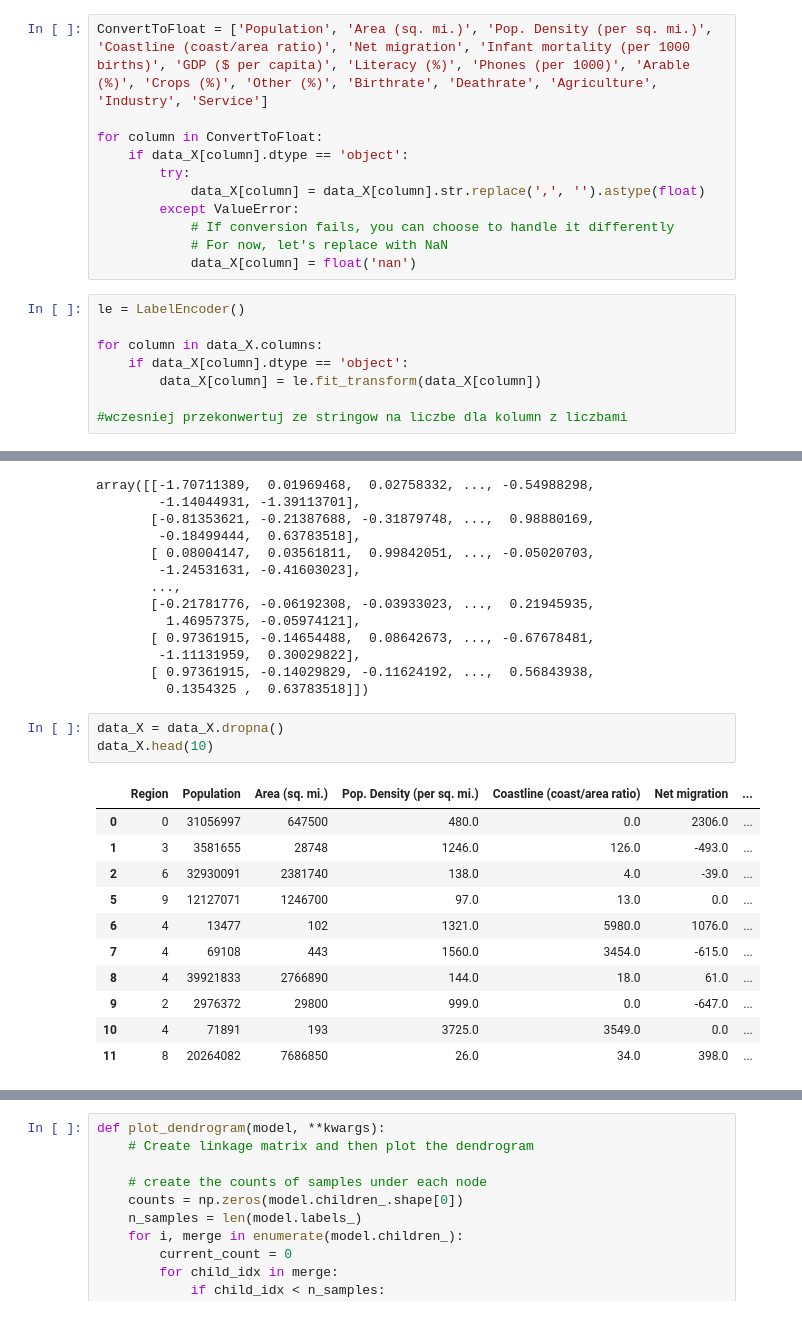
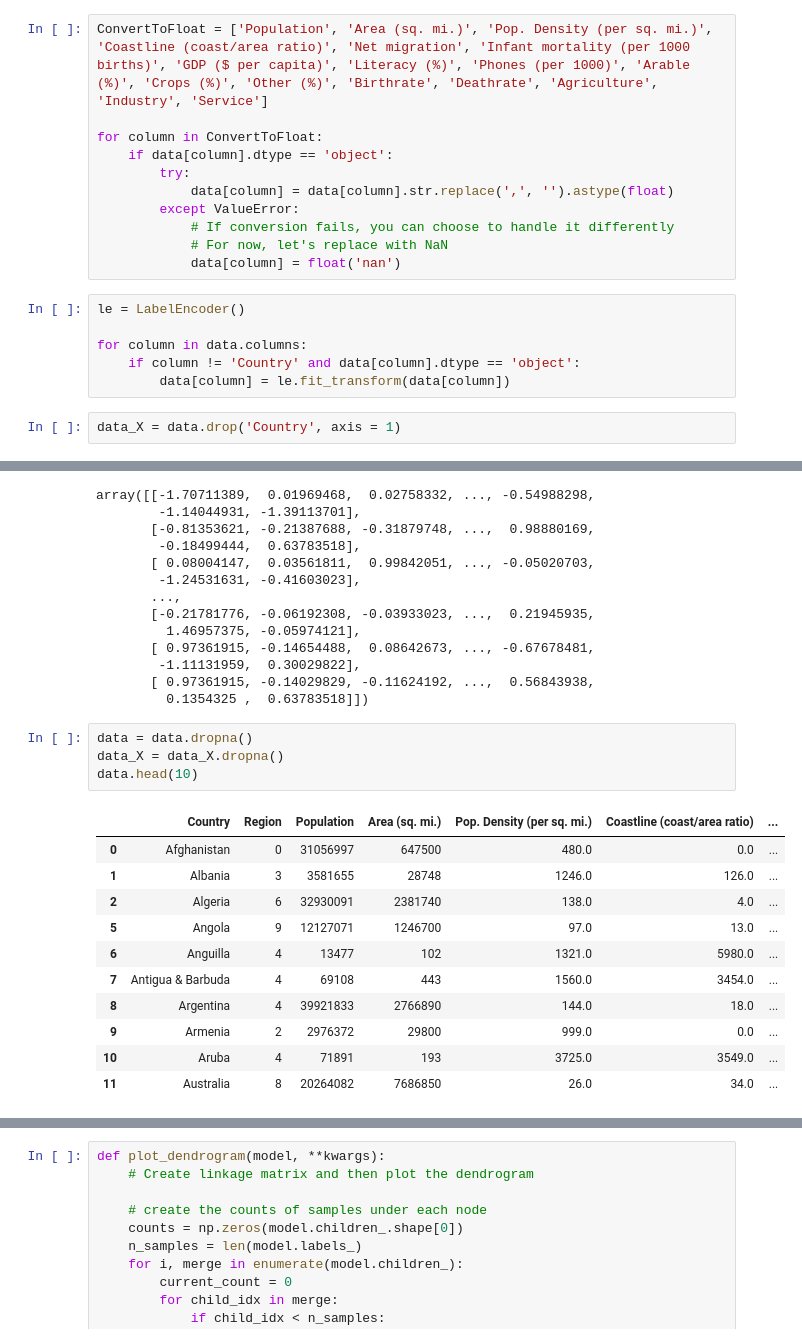
Before and after one commit to UEPP40/PUM, a Jupyter notebook: ucznenie_nienadzorowane.ipynb, the cells around one changed output, grey strips where cells are left out. Cells and saved outputs as stored; diff of their text form.

```diff
--- a/ucznenie_nienadzorowane.ipynb
+++ b/ucznenie_nienadzorowane.ipynb
@@ -57,21 +55,21 @@ print(data.columns.tolist())
 ConvertToFloat = ['Population', 'Area (sq. mi.)', 'Pop. Density (per sq. mi.)', 'Coastline (coast/area ratio)', 'Net migration', 'Infant mortality (per 1000 births)', 'GDP ($ per capita)', 'Literacy (%)', 'Phones (per 1000)', 'Arable (%)', 'Crops (%)', 'Other (%)', 'Birthrate', 'Deathrate', 'Agriculture', 'Industry', 'Service']
 
 for column in ConvertToFloat:
-    if data_X[column].dtype == 'object':
+    if data[column].dtype == 'object':
         try:
-            data_X[column] = data_X[column].str.replace(',', '').astype(float)
+            data[column] = data[column].str.replace(',', '').astype(float)
         except ValueError:
             # If conversion fails, you can choose to handle it differently
             # For now, let's replace with NaN
-            data_X[column] = float('nan')
+            data[column] = float('nan')
 # %%
 le = LabelEncoder()
 
-for column in data_X.columns:
-    if data_X[column].dtype == 'object':
-        data_X[column] = le.fit_transform(data_X[column])
-
-#wczesniej przekonwertuj ze stringow na liczbe dla kolumn z liczbami
+for column in data.columns:
+    if column != 'Country' and data[column].dtype == 'object':
+        data[column] = le.fit_transform(data[column])
+# %%
+data_X = data.drop('Country', axis = 1)
 # %%
 scaler = StandardScaler()
 scaler.fit(data_X)
@@ -91,20 +89,21 @@ array([[-1.70711389,  0.01969468,  0.02758332, ..., -0.54988298,
        [ 0.97361915, -0.14029829, -0.11624192, ...,  0.56843938,
          0.1354325 ,  0.63783518]])
 # %%
+data = data.dropna()
 data_X = data_X.dropna()
-data_X.head(10)
+data.head(10)
 # %% [output]
-|  | Region | Population | Area (sq. mi.) | Pop. Density (per sq. mi.) | Coastline (coast/area ratio) | Net migration | ... |
-| 0 | 0 | 31056997 | 647500 | 480.0 | 0.0 | 2306.0 | ... |
-| 1 | 3 | 3581655 | 28748 | 1246.0 | 126.0 | -493.0 | ... |
-| 2 | 6 | 32930091 | 2381740 | 138.0 | 4.0 | -39.0 | ... |
-| 5 | 9 | 12127071 | 1246700 | 97.0 | 13.0 | 0.0 | ... |
-| 6 | 4 | 13477 | 102 | 1321.0 | 5980.0 | 1076.0 | ... |
-| 7 | 4 | 69108 | 443 | 1560.0 | 3454.0 | -615.0 | ... |
-| 8 | 4 | 39921833 | 2766890 | 144.0 | 18.0 | 61.0 | ... |
-| 9 | 2 | 2976372 | 29800 | 999.0 | 0.0 | -647.0 | ... |
-| 10 | 4 | 71891 | 193 | 3725.0 | 3549.0 | 0.0 | ... |
-| 11 | 8 | 20264082 | 7686850 | 26.0 | 34.0 | 398.0 | ... |
+|  | Country | Region | Population | Area (sq. mi.) | Pop. Density (per sq. mi.) | Coastline (coast/area ratio) | ... |
+| 0 | Afghanistan | 0 | 31056997 | 647500 | 480.0 | 0.0 | ... |
+| 1 | Albania | 3 | 3581655 | 28748 | 1246.0 | 126.0 | ... |
+| 2 | Algeria | 6 | 32930091 | 2381740 | 138.0 | 4.0 | ... |
+| 5 | Angola | 9 | 12127071 | 1246700 | 97.0 | 13.0 | ... |
+| 6 | Anguilla | 4 | 13477 | 102 | 1321.0 | 5980.0 | ... |
+| 7 | Antigua & Barbuda | 4 | 69108 | 443 | 1560.0 | 3454.0 | ... |
+| 8 | Argentina | 4 | 39921833 | 2766890 | 144.0 | 18.0 | ... |
+| 9 | Armenia | 2 | 2976372 | 29800 | 999.0 | 0.0 | ... |
+| 10 | Aruba | 4 | 71891 | 193 | 3725.0 | 3549.0 | ... |
+| 11 | Australia | 8 | 20264082 | 7686850 | 26.0 | 34.0 | ... |
 # %%
 # Instantiate the clustering model and visualizer
 model = KMeans(3)
```
Also changed, not shown: parts of 6 cells of this notebook.
